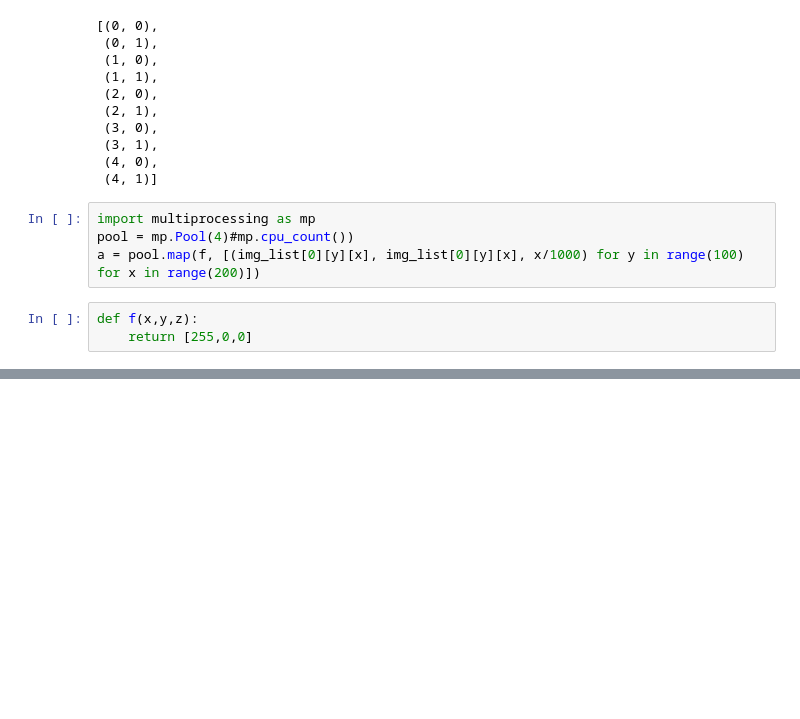
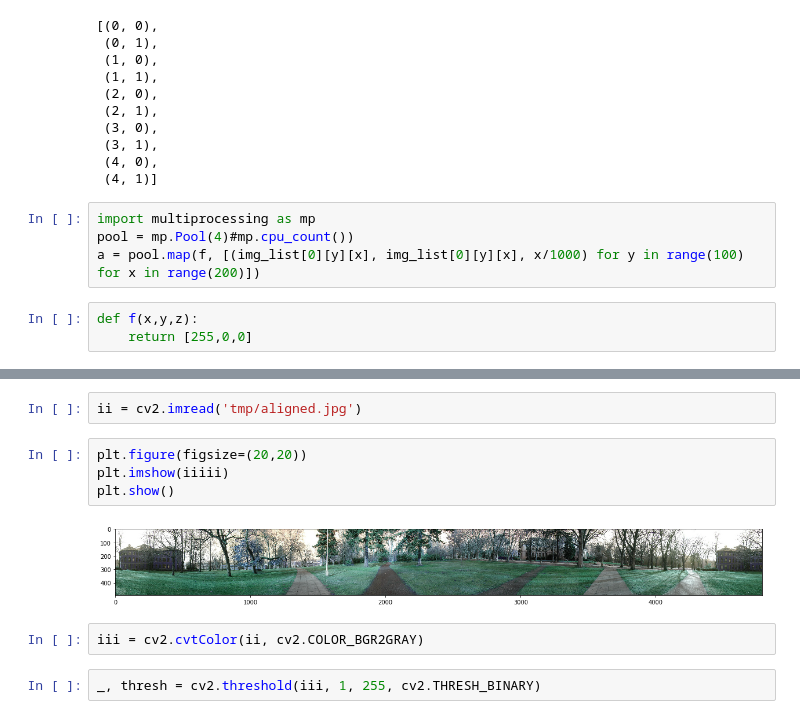
Before and after one commit to SSARCandy/panoramas-image-stitching, a Jupyter notebook: src/Untitled.ipynb, the cells around one changed output, grey strips where cells are left out. Saved outputs shown, nothing was run; the diff lists cells and outputs as text; blank space fills up the shorter version.

```diff
--- a/src/Untitled.ipynb
+++ b/src/Untitled.ipynb
@@ -119,0 +178,12 @@ def f(x,y,z):
+# %%
+ii = cv2.imread('tmp/aligned.jpg')
+# %%
+plt.figure(figsize=(20,20))
+plt.imshow(iiiii)
+plt.show()
+# %% [output]
+[figure, added]
+# %%
+iii = cv2.cvtColor(ii, cv2.COLOR_BGR2GRAY)
+# %%
+_, thresh = cv2.threshold(iii, 1, 255, cv2.THRESH_BINARY)
```
Also changed, not shown: parts of 14 cells of this notebook, 3 other files.
